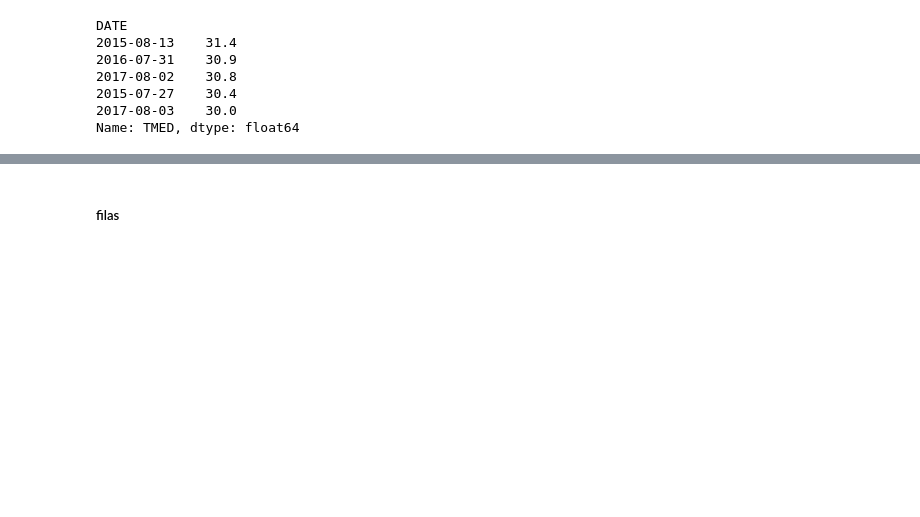
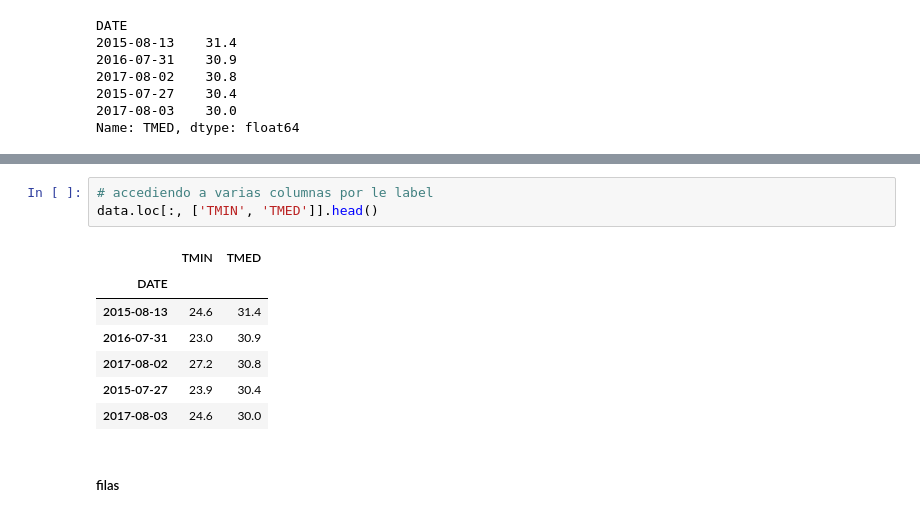
Before and after one commit to CAChemE/python-analisis-modelado-datos, a Jupyter notebook: notebooks/0101_Pandas-Carga-datos-y-manipulacion.ipynb, the cells around one changed output, grey strips where cells are left out. Drawn from its saved outputs; the diff is of its cells as text; blank space fills up the shorter version.

```diff
--- a/notebooks/0101_Pandas-Carga-datos-y-manipulacion.ipynb
+++ b/notebooks/0101_Pandas-Carga-datos-y-manipulacion.ipynb
@@ -349,3 +397,14 @@ Name: TMED, dtype: float64
+# %%
+# accediendo a varias columnas por le label
+data.loc[:, ['TMIN', 'TMED']].head()
+# %% [output]
+|  | TMIN | TMED |
+| DATE |  |  |
+| 2015-08-13 | 24.6 | 31.4 |
+| 2016-07-31 | 23.0 | 30.9 |
+| 2017-08-02 | 27.2 | 30.8 |
+| 2015-07-27 | 23.9 | 30.4 |
+| 2017-08-03 | 24.6 | 30.0 |
 # %% [markdown]
 ##### filas
 # %% [markdown]
```
Also changed, not shown: parts of 31 cells of this notebook, 3 other files.
